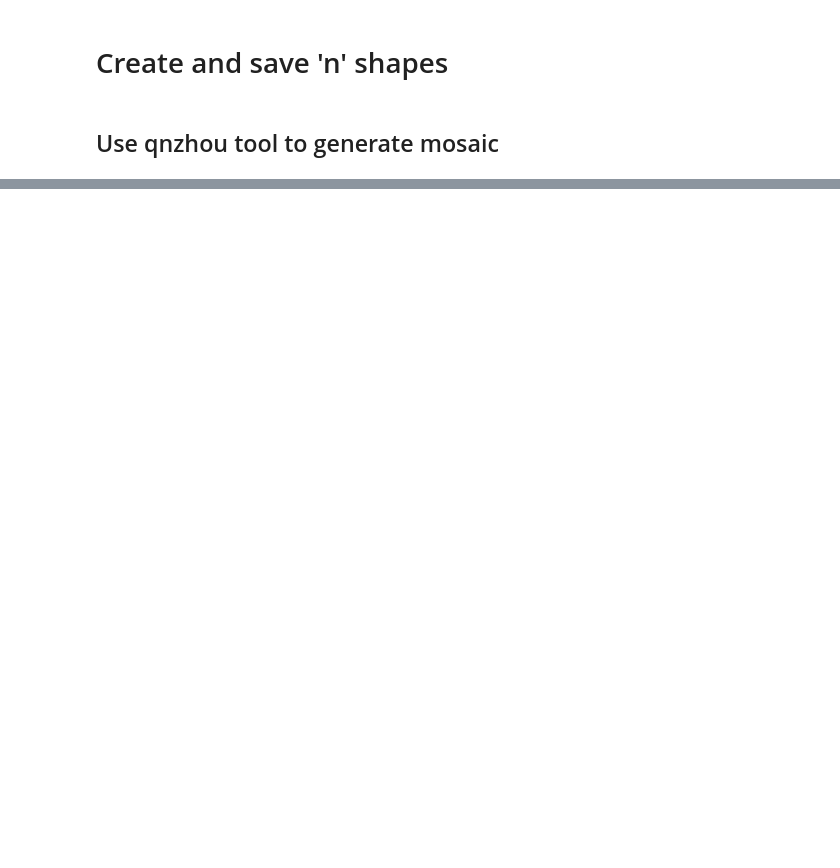
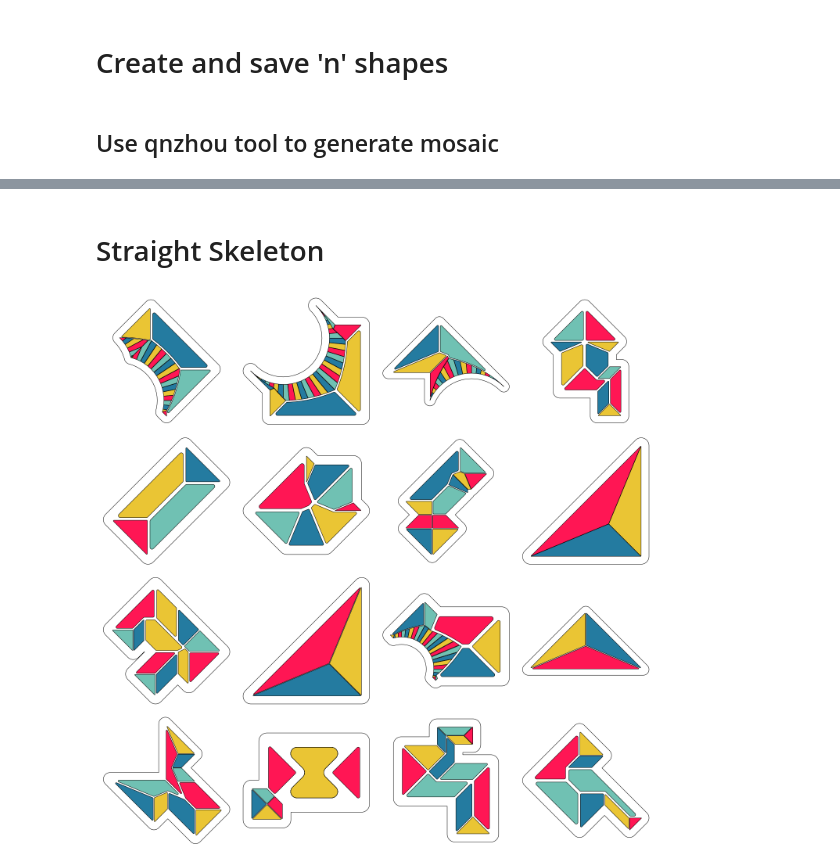
Before and after one commit to marceloprates/python-sketches, a Jupyter notebook: shapes/shapes.ipynb, the cells around one changed output, grey strips where cells are left out. Cells and saved outputs as stored; diff of their text form; code cells hidden in the pictures; blank space fills up the shorter version.

Commit message:
Updated shapes notebook

```diff
--- a/shapes/shapes.ipynb
+++ b/shapes/shapes.ipynb
@@ -194,0 +190,2 @@ plt.show()
+# %% [markdown]
+# Straight Skeleton
@@ -194,0 +233,37 @@ plt.show()
+# %%
+fig, axes = plt.subplots(4, 4, figsize = (20, 20))
+axes = np.concatenate(axes)
+
+for ax in axes:
+
+    ax.axis('off')
+    ax.axis('equal')
+
+    while True:
+        try:
+            shape, polys = skeletonized_shape(3)
+            break
+        except:
+            pass
+
+    for i, poly in enumerate(polys):
+        try:
+            patch = shape2patches(poly)[0]
+
+            c = palette[i % len(palette)]
+            patch.set_fc(c)
+            patch.set_ec(c)
+            patch.set_ec('black')
+
+            ax.add_patch(patch)
+        except:
+            pass
+
+    outline = shape2patches(shape.buffer(.1*np.sqrt(shape.area)))[0]
+    outline.set_fill(False)
+    ax.add_patch(outline)
+    ax.autoscale()
+
+plt.tight_layout()
+# %% [output]
+[figure, added]
```
Also changed, not shown: parts of 7 cells of this notebook, 2 other files.
